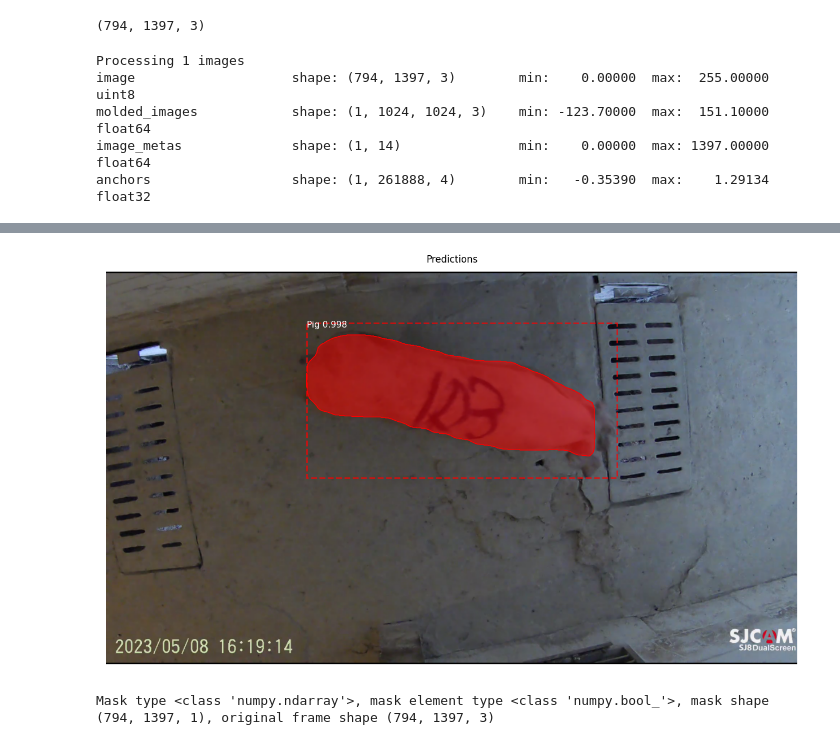
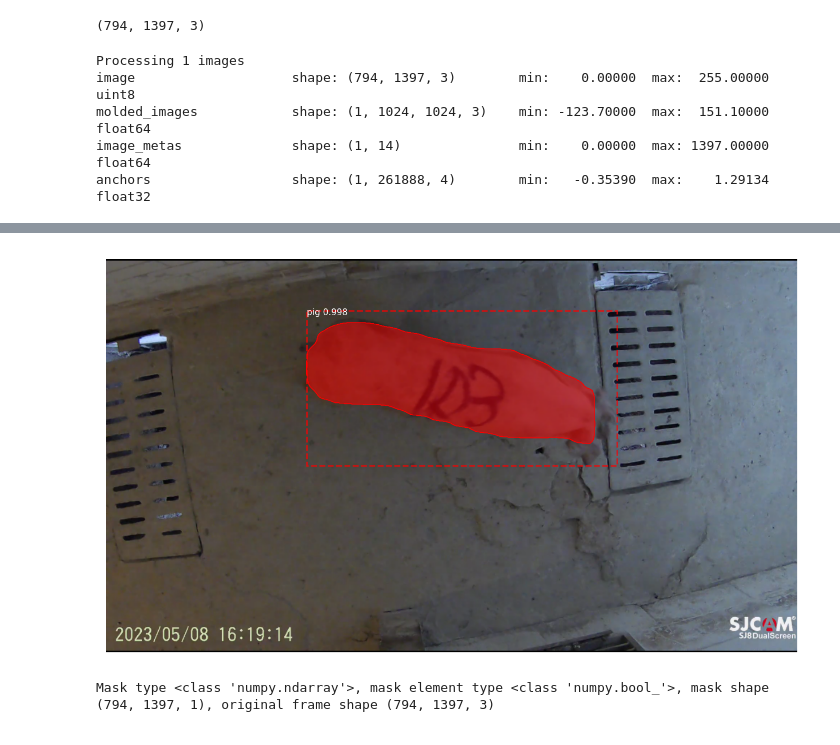
Before and after one commit to pipipyau/Mask_RCNN, a Jupyter notebook: samples/pigs/pipeline-seg-dect.ipynb, the cells around one changed output, grey strips where cells are left out. Drawn from its saved outputs; the diff is of its cells as text; code cells hidden in the pictures.

```diff
--- a/samples/pigs/pipeline-seg-dect.ipynb
+++ b/samples/pigs/pipeline-seg-dect.ipynb
@@ -142,13 +121,12 @@ print(img_arr.shape)
 (794, 1397, 3)
 # %%
 results = model.detect([img_arr], verbose=1)
+class_names = ['no pig', 'pig']
 
 # Display results
-# ax = get_ax(1)
 r = results[0]
 visualize.display_instances(img_arr, r['rois'], r['masks'], r['class_ids'],
-                            dataset.class_names, r['scores'],
-                            title="Predictions")
+                            class_names, r['scores'])
 # %% [output]
 Processing 1 images
 image                    shape: (794, 1397, 3)        min:    0.00000  max:  255.00000  uint8
@@ -166,4 +136,4 @@ anchors                  shape: (1, 261888, 4)        min:   -0.35390  max:    1
-[figure, old version]
+[figure, new version]
 # %%
 print(f"Mask type {type(r['masks'])}, mask element type {type(r['masks'][0,0,0])}, mask shape {r['masks'].shape}, original frame shape {img_arr.shape}")
 # %% [output]
```
Also changed, not shown: parts of 10 cells of this notebook.
